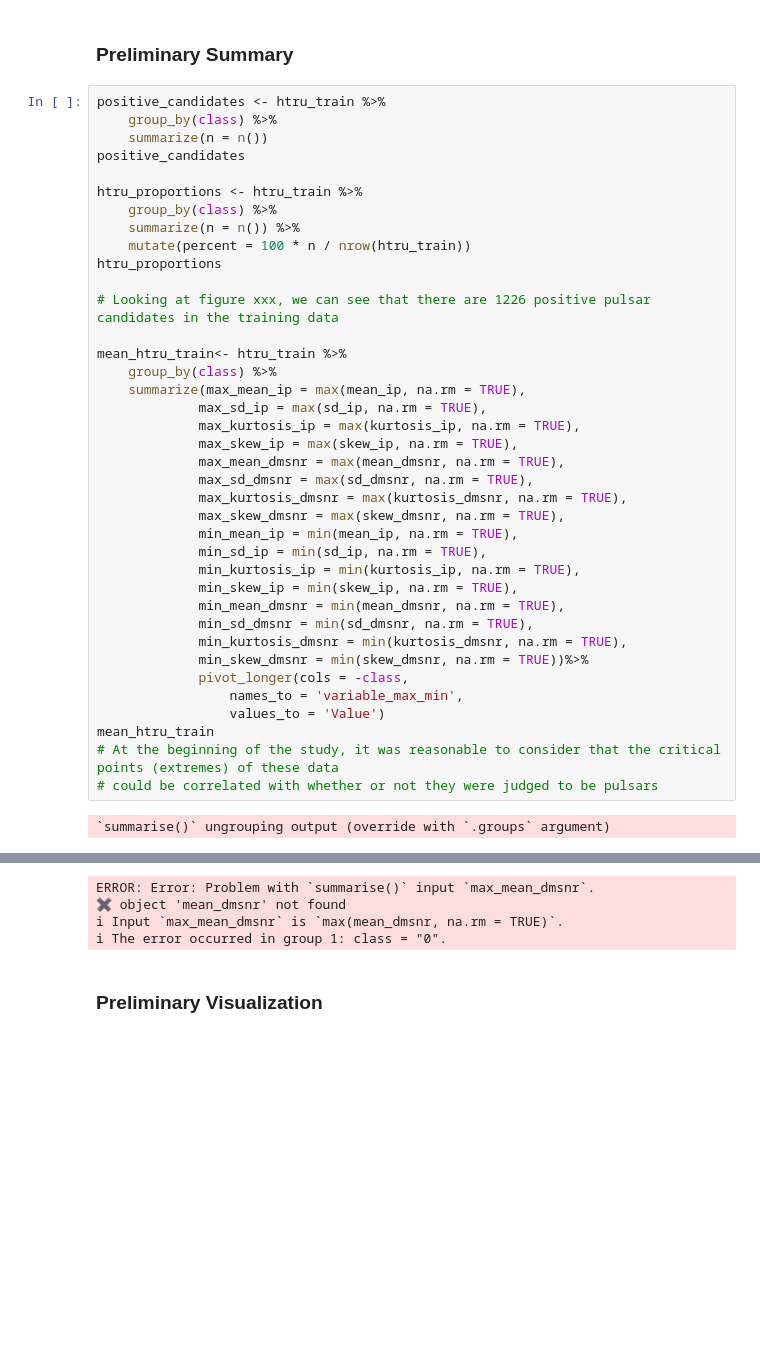
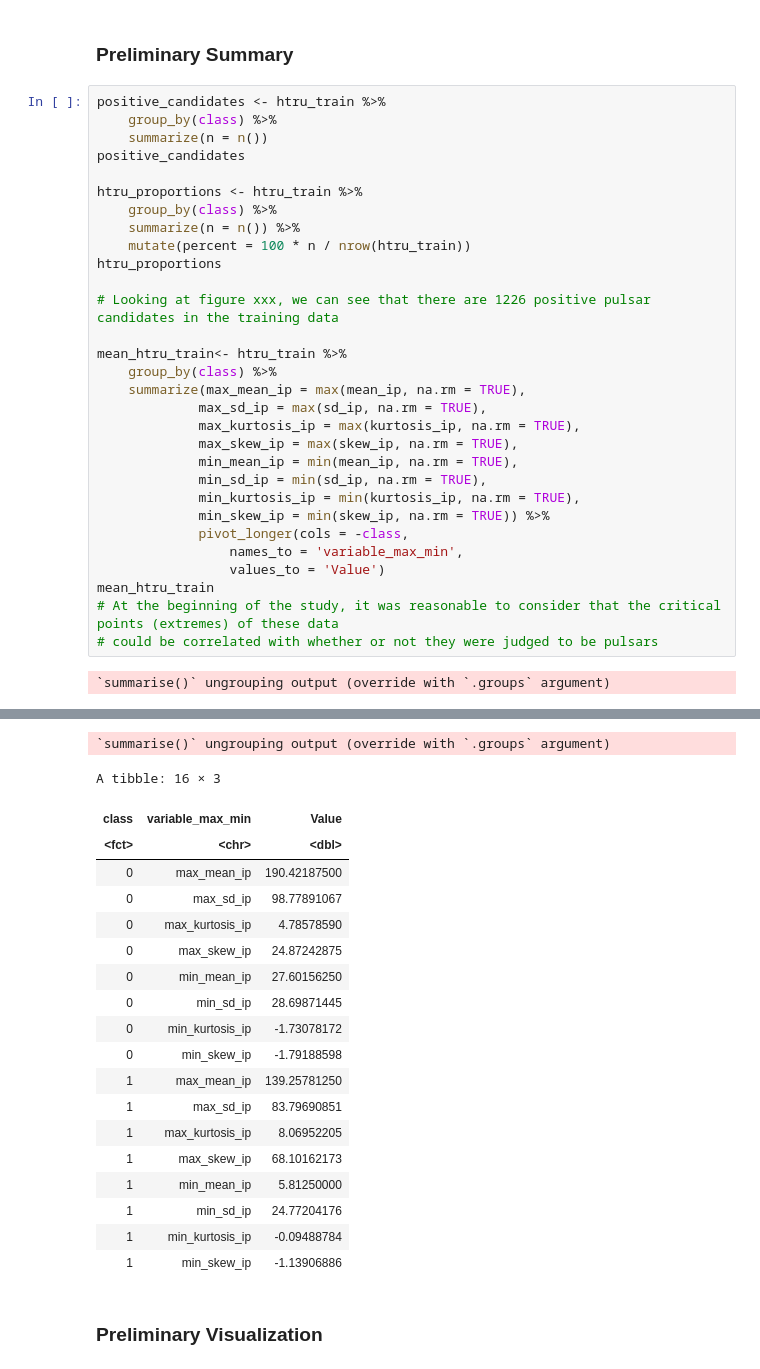
Before and after one commit to iaujla01/DSCI100Project, a Jupyter notebook: project_main.ipynb, the cells around one changed output, grey strips where cells are left out. Cells and saved outputs as stored; diff of their text form; blank space fills up the shorter version.

```diff
--- a/project_main.ipynb
+++ b/project_main.ipynb
@@ -131,46 +138,54 @@ htru_proportions
 # Looking at figure xxx, we can see that there are 1226 positive pulsar candidates in the training data
 
 mean_htru_train<- htru_train %>%
     group_by(class) %>%
     summarize(max_mean_ip = max(mean_ip, na.rm = TRUE),
              max_sd_ip = max(sd_ip, na.rm = TRUE),
              max_kurtosis_ip = max(kurtosis_ip, na.rm = TRUE),
              max_skew_ip = max(skew_ip, na.rm = TRUE),
-             max_mean_dmsnr = max(mean_dmsnr, na.rm = TRUE),
-             max_sd_dmsnr = max(sd_dmsnr, na.rm = TRUE),
-             max_kurtosis_dmsnr = max(kurtosis_dmsnr, na.rm = TRUE),
-             max_skew_dmsnr = max(skew_dmsnr, na.rm = TRUE),
              min_mean_ip = min(mean_ip, na.rm = TRUE),
              min_sd_ip = min(sd_ip, na.rm = TRUE),
              min_kurtosis_ip = min(kurtosis_ip, na.rm = TRUE),
-             min_skew_ip = min(skew_ip, na.rm = TRUE),
-             min_mean_dmsnr = min(mean_dmsnr, na.rm = TRUE),
-             min_sd_dmsnr = min(sd_dmsnr, na.rm = TRUE),
-             min_kurtosis_dmsnr = min(kurtosis_dmsnr, na.rm = TRUE),
-             min_skew_dmsnr = min(skew_dmsnr, na.rm = TRUE))%>%
+             min_skew_ip = min(skew_ip, na.rm = TRUE)) %>%
              pivot_longer(cols = -class,
                  names_to = 'variable_max_min',
                  values_to = 'Value')
 mean_htru_train
 # At the beginning of the study, it was reasonable to consider that the critical points (extremes) of these data
 # could be correlated with whether or not they were judged to be pulsars
 # %% [output]
 `summarise()` ungrouping output (override with `.groups` argument)
 A tibble: 2 × 2
 | class | n |
 | <fct> | <int> |
 | 0 | 12195 |
 | 1 | 12195 |
 `summarise()` ungrouping output (override with `.groups` argument)
 A tibble: 2 × 3
 | class | n | percent |
 | <fct> | <int> | <dbl> |
 | 0 | 12195 | 50 |
 | 1 | 12195 | 50 |
-ERROR: Error: Problem with `summarise()` input `max_mean_dmsnr`.
-✖ object 'mean_dmsnr' not found
-ℹ Input `max_mean_dmsnr` is `max(mean_dmsnr, na.rm = TRUE)`.
-ℹ The error occurred in group 1: class = "0".
+`summarise()` ungrouping output (override with `.groups` argument)
+A tibble: 16 × 3
+| class | variable_max_min | Value |
+| <fct> | <chr> | <dbl> |
+| 0 | max_mean_ip | 190.42187500 |
+| 0 | max_sd_ip | 98.77891067 |
+| 0 | max_kurtosis_ip | 4.78578590 |
+| 0 | max_skew_ip | 24.87242875 |
+| 0 | min_mean_ip | 27.60156250 |
+| 0 | min_sd_ip | 28.69871445 |
+| 0 | min_kurtosis_ip | -1.73078172 |
+| 0 | min_skew_ip | -1.79188598 |
+| 1 | max_mean_ip | 139.25781250 |
+| 1 | max_sd_ip | 83.79690851 |
+| 1 | max_kurtosis_ip | 8.06952205 |
+| 1 | max_skew_ip | 68.10162173 |
+| 1 | min_mean_ip | 5.81250000 |
+| 1 | min_sd_ip | 24.77204176 |
+| 1 | min_kurtosis_ip | -0.09488784 |
+| 1 | min_skew_ip | -1.13906886 |
 # %% [markdown]
 ### Preliminary Visualization
 # %%
```
Also changed, not shown: parts of 7 cells of this notebook.
